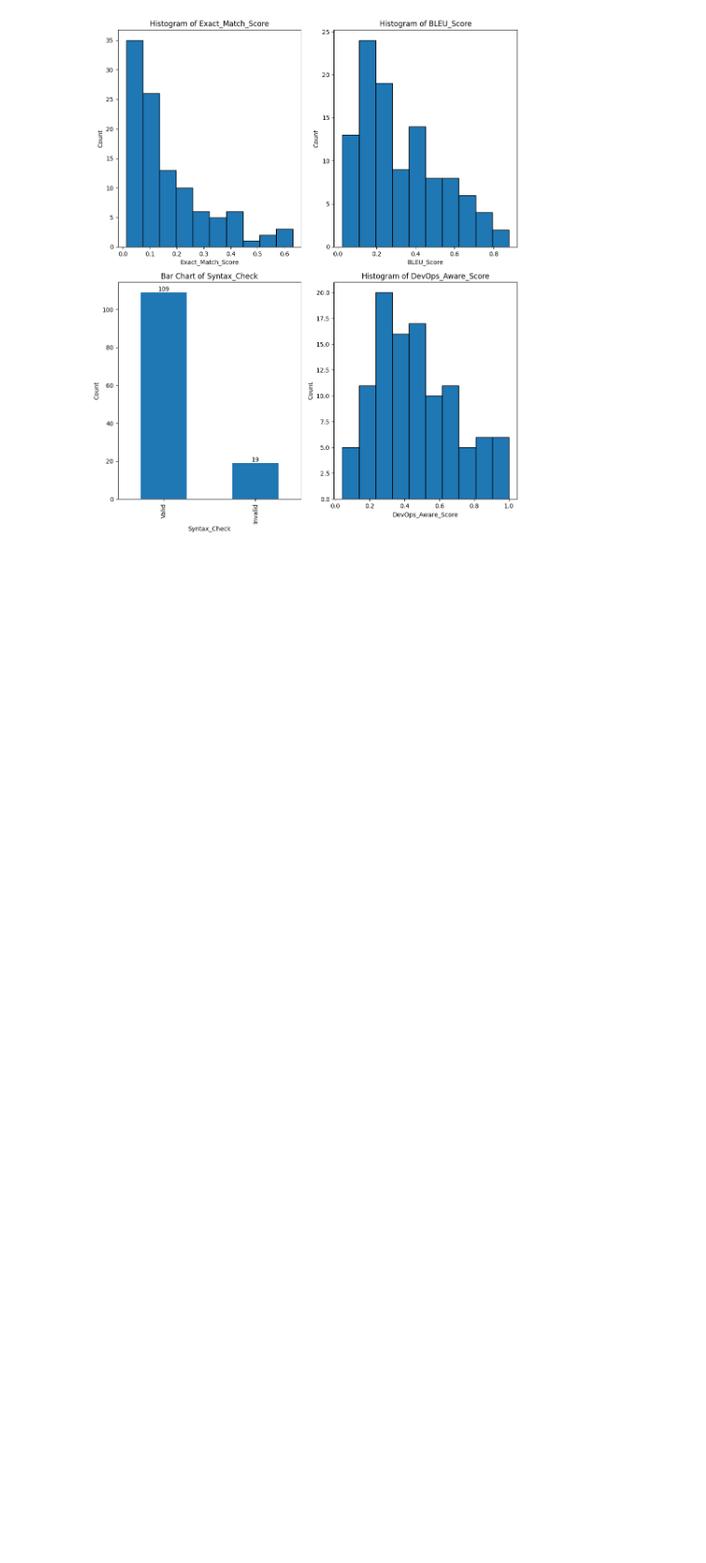
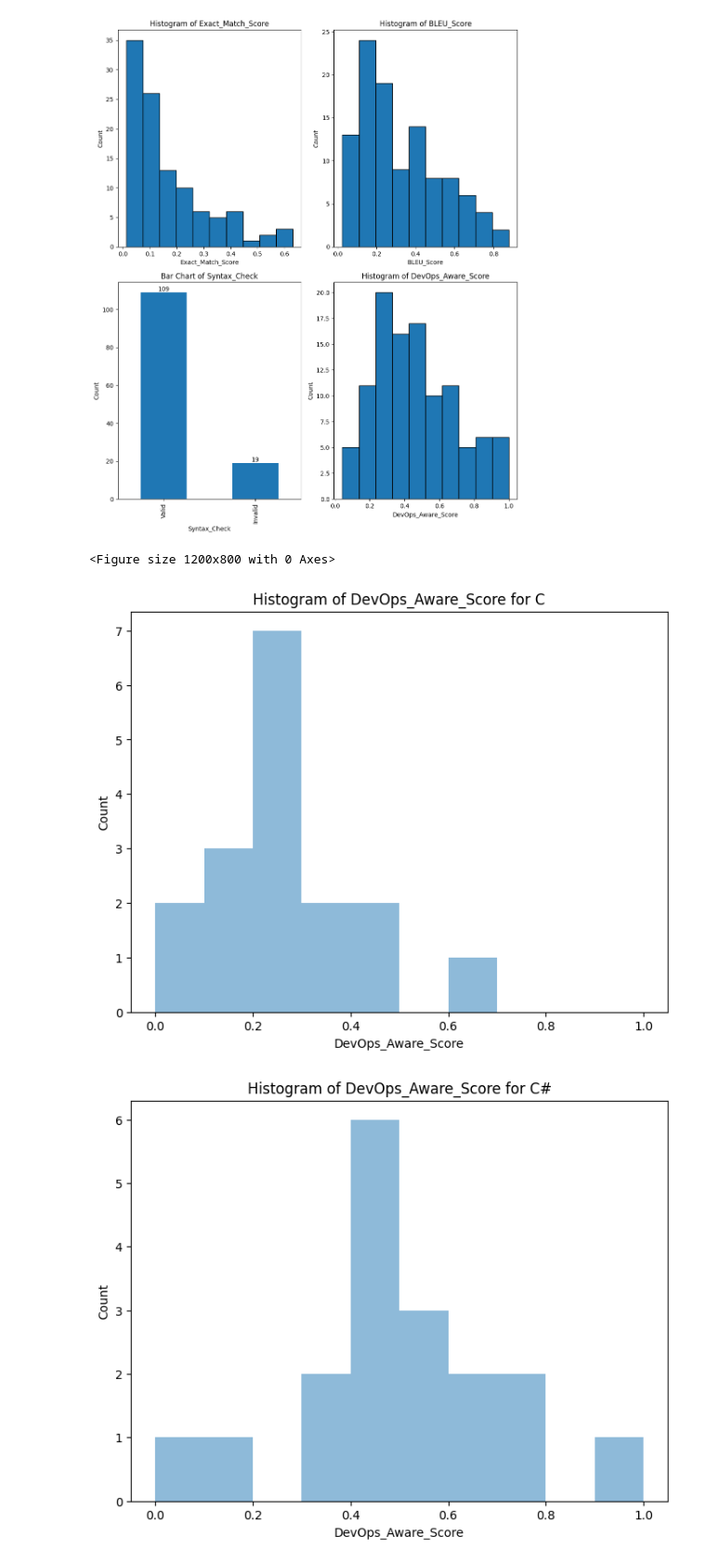
Before and after one commit to deep-mm/devops-llm-bot, a Jupyter notebook: experiments/devops-llm-experiment.ipynb, the cells around one changed output. Shown: that part at 93% size. Drawn from its saved outputs; the diff is of its cells as text; code cells hidden in the pictures; blank space fills up the shorter version.

Commit message:
added devops aware score

```diff
--- a/experiments/devops-llm-experiment.ipynb
+++ b/experiments/devops-llm-experiment.ipynb
@@ -237,3 +237,26 @@ plt.tight_layout()
 plt.show()
 # %% [output]
 [figure]
+# %%
+# Set a larger figure size
+plt.figure(figsize=(12, 8))
+
+# Iterate over each group and create a separate plot for each language
+for language, group in grouped_data:
+    # Create a new figure for each language
+    plt.figure(figsize=(8, 6))
+
+    # Plot histogram for the current language
+    plt.hist(group['DevOps_Aware_Score'], bins=10, range=(0, 1), alpha=0.5)
+
+    # Set labels and title for the current plot
+    plt.xlabel('DevOps_Aware_Score')
+    plt.ylabel('Count')
+    plt.title(f'Histogram of DevOps_Aware_Score for {language}')
+
+    # Show the plot for the current language
+    plt.show()
+# %% [output]
+<Figure size 1200x800 with 0 Axes>
+[figure, added]
+[figure, added]
```
Also changed, not shown: parts of 1 cell of this notebook.
